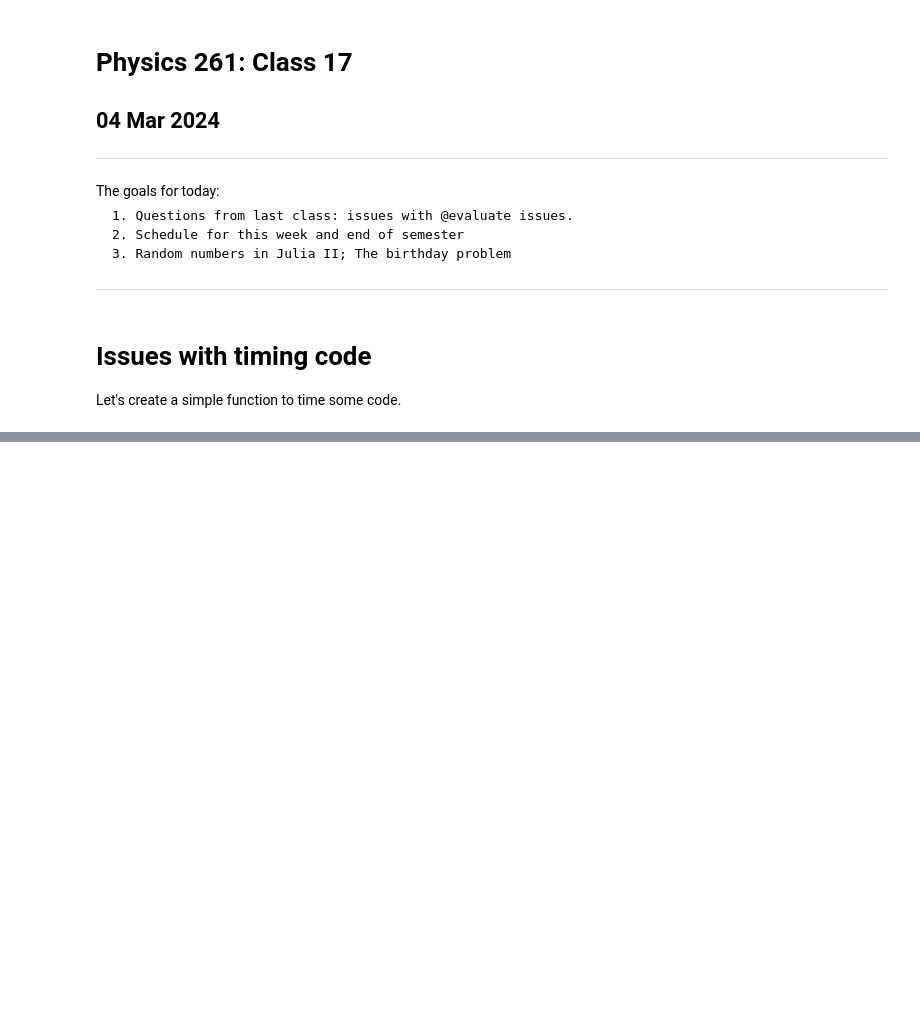
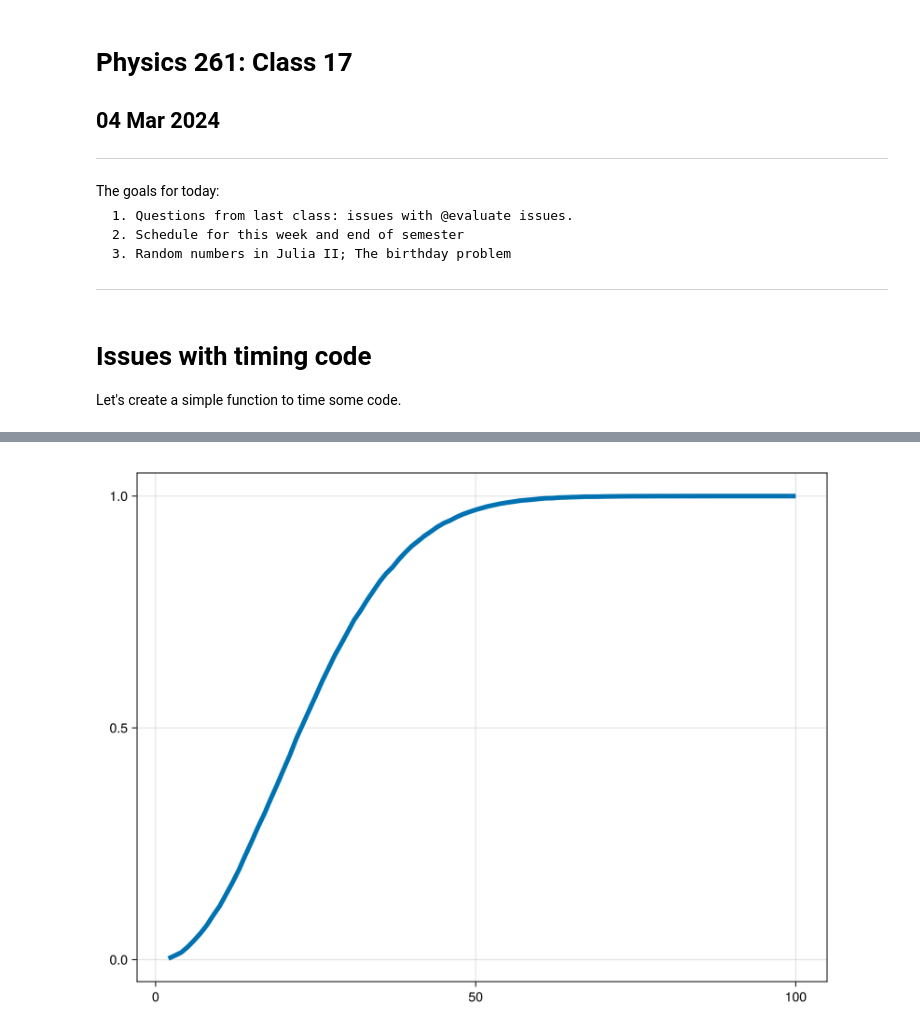
Before and after one commit to CompPhysJulia/Spring2024, a Jupyter notebook: LectureNotes/Class_17/Class17_04Mar2024.ipynb, the cells around one changed output, grey strips where cells are left out. Drawn from its saved outputs; the diff is of its cells as text; code cells hidden in the pictures; blank space fills up the shorter version.

```diff
--- a/LectureNotes/Class_17/Class17_04Mar2024.ipynb
+++ b/LectureNotes/Class_17/Class17_04Mar2024.ipynb
@@ -27,0 +138,10 @@ fig
+# %%
+Nmin, Nmax, Msamples = 2, 100, 1000
+P = BirthdayProblem(Nmin, Nmax, Msamples)
+
+fig = Figure(;size = (800,600))
+ax = Axis(fig[1,1])
+lines!(ax, Nmin:Nmax, P, linewidth=5)
+fig
+# %% [output]
+[figure, added]
```
Also changed, not shown: parts of 13 cells of this notebook, 4 other files.
